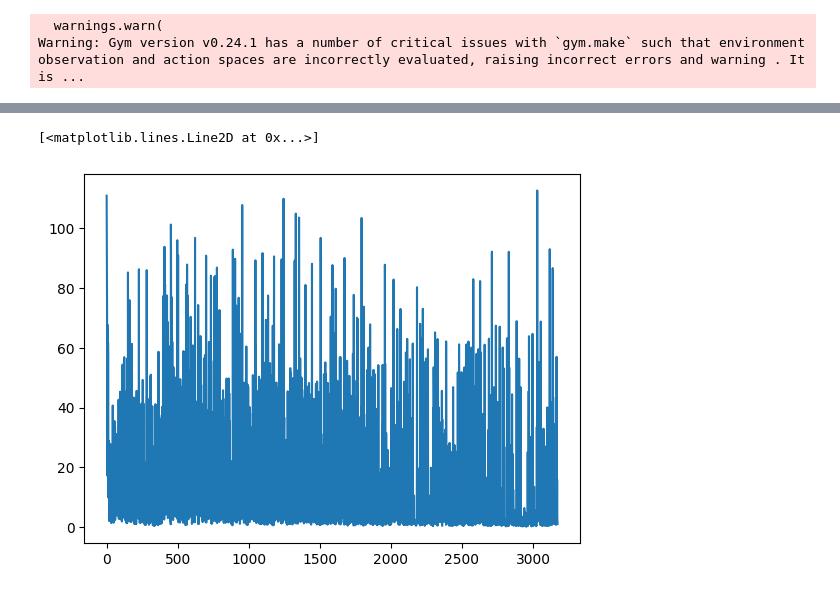
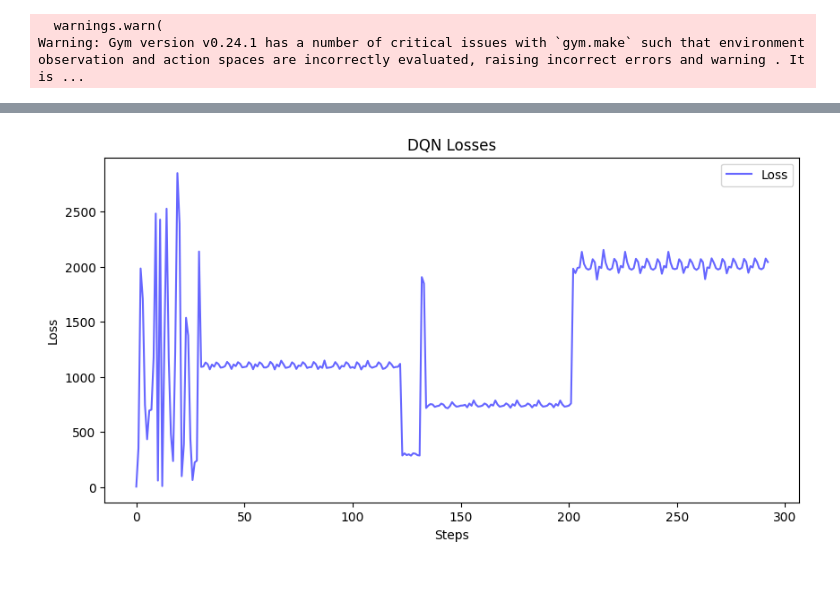
Before and after one commit to MorningStarTM/L2RPN-rte-5, a Jupyter notebook: files/DQN/train.ipynb, the cells around one changed output, grey strips where cells are left out. Saved outputs shown, nothing was run; the diff lists cells and outputs as text; code cells hidden in the pictures.

```diff
--- a/files/DQN/train.ipynb
+++ b/files/DQN/train.ipynb
@@ -105,5 +62,47 @@ array = np.load("loss of q.npy")
-# %%
-plt.plot(array)
-# %% [output]
-[<matplotlib.lines.Line2D at 0x...>]
-[figure, removed]
+# %%
+EPISODES = 1000
+episode_number = []
+average_reward = 0
+average_reward_number = []
+best_reward = 0
+
+agent = DQNAgent(gym_env, HP)
+
+for i in range(1, EPISODES):
+    state, _ = gym_env.reset()
+    score = 0
+
+    while True:
+        #env.render()
+        action = agent.choose_action(obs_to_vect(state))
+        state_, reward, done, info, _ = gym_env.step(action)
+        agent.memory.add(obs_to_vect(state), action, reward, obs_to_vect(state_), done)
+        agent.learn()
+        state = state_
+        score += reward
+
+        if done:
+            if score > best_reward:
+                best_reward = score
+            average_reward += score
+            print("Episode {} Average Reward {} Best Reward {} Last Reward {} Epsilon {}".format(i, average_reward/i, best_reward, score, agent.returning_epsilon()))
+            break
+
+        episode_number.append(i)
+        average_reward_number.append(average_reward/i)
+# %%
+fig, ax = plt.subplots(figsize=(10, 5))  # Rectangle shape
+
+# Plot the losses
+ax.plot(average_reward_number, color='blue', alpha=0.6, label='Loss')
+
+# Customize the plot
+ax.set_title('DQN Losses')
+ax.set_xlabel('Steps')
+ax.set_ylabel('Loss')
+ax.legend()
+
+# Show the plot
+plt.show()
+# %% [output]
+[figure, added]
```
Also changed, not shown: parts of 7 cells of this notebook, 4 other files.
